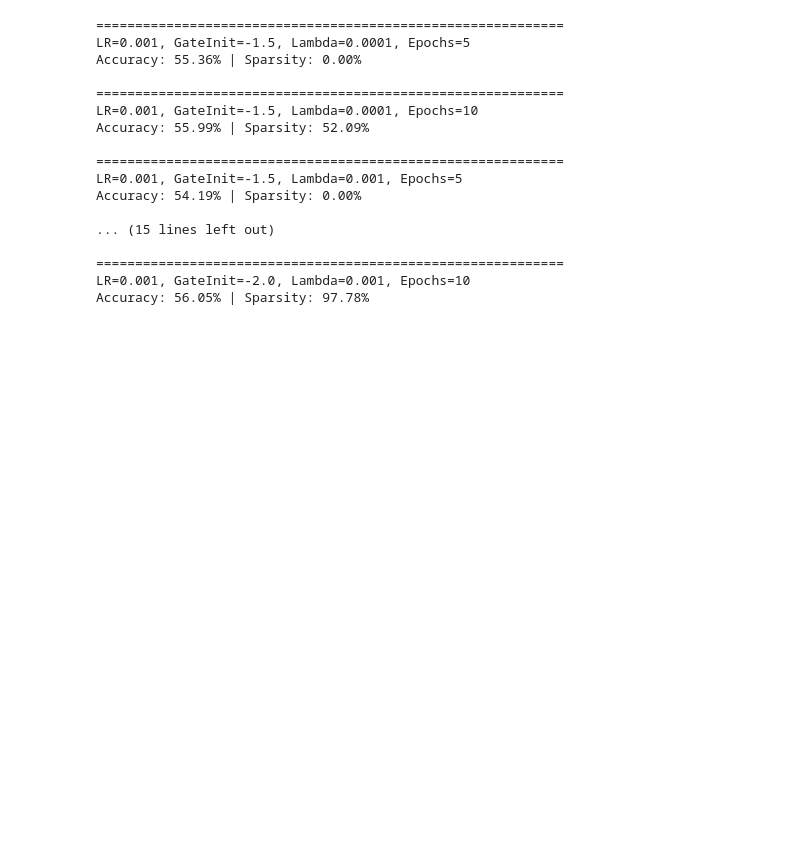
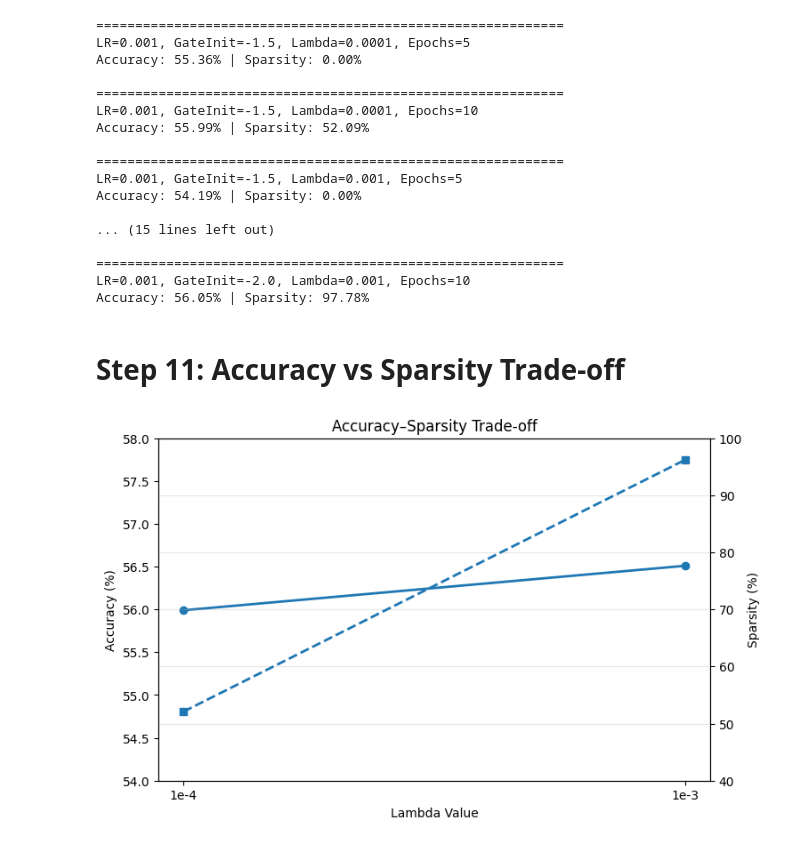
Before and after one commit to Ashissh-15/TREDENCE_PROJECT, a Jupyter notebook: tredence-project.ipynb, the cells around one changed output. Cells and saved outputs as stored; diff of their text form; code cells hidden in the pictures; blank space fills up the shorter version.

```diff
--- a/tredence-project.ipynb
+++ b/tredence-project.ipynb
@@ -1039,3 +1039,66 @@ Accuracy: 54.19% | Sparsity: 0.00%
 ============================================================
 LR=0.001, GateInit=-2.0, Lambda=0.001, Epochs=10
 Accuracy: 56.05% | Sparsity: 97.78%
+# %% [markdown]
+# Step 11: Accuracy vs Sparsity Trade-off
+# %%
+# =========================================================
+# Step 11: Accuracy vs Sparsity Trade-off
+# (Dual Y-Axis Plot)
+# =========================================================
+
+import matplotlib.pyplot as plt
+
+# Best experiment values
+lambda_labels = ["1e-4", "1e-3"]
+
+accuracy_values = [55.99, 56.51]
+sparsity_values = [52.09, 96.21]
+
+fig, ax1 = plt.subplots(figsize=(8, 5))
+
+# ---------------------------------------------------------
+# Left Y-axis → Accuracy
+# ---------------------------------------------------------
+
+ax1.plot(
+    lambda_labels,
+    accuracy_values,
+    marker='o',
+    linewidth=2,
+    label="Accuracy"
+)
+
+ax1.set_xlabel("Lambda Value")
+ax1.set_ylabel("Accuracy (%)")
+ax1.set_title("Accuracy–Sparsity Trade-off")
+
+# Optional zoom for better visibility
+ax1.set_ylim(54, 58)
+
+# ---------------------------------------------------------
+# Right Y-axis → Sparsity
+# ---------------------------------------------------------
+
+ax2 = ax1.twinx()
+
+ax2.plot(
+    lambda_labels,
+    sparsity_values,
+    marker='s',
+    linewidth=2,
+    linestyle='--',
+    label="Sparsity"
+)
+
+ax2.set_ylabel("Sparsity (%)")
+ax2.set_ylim(40, 100)
+
+# ---------------------------------------------------------
+# Final formatting
+# ---------------------------------------------------------
+
+plt.grid(alpha=0.3)
+plt.show()
+# %% [output]
+[figure, added]
```
Also changed, not shown: parts of 7 cells of this notebook, 1 other file.
